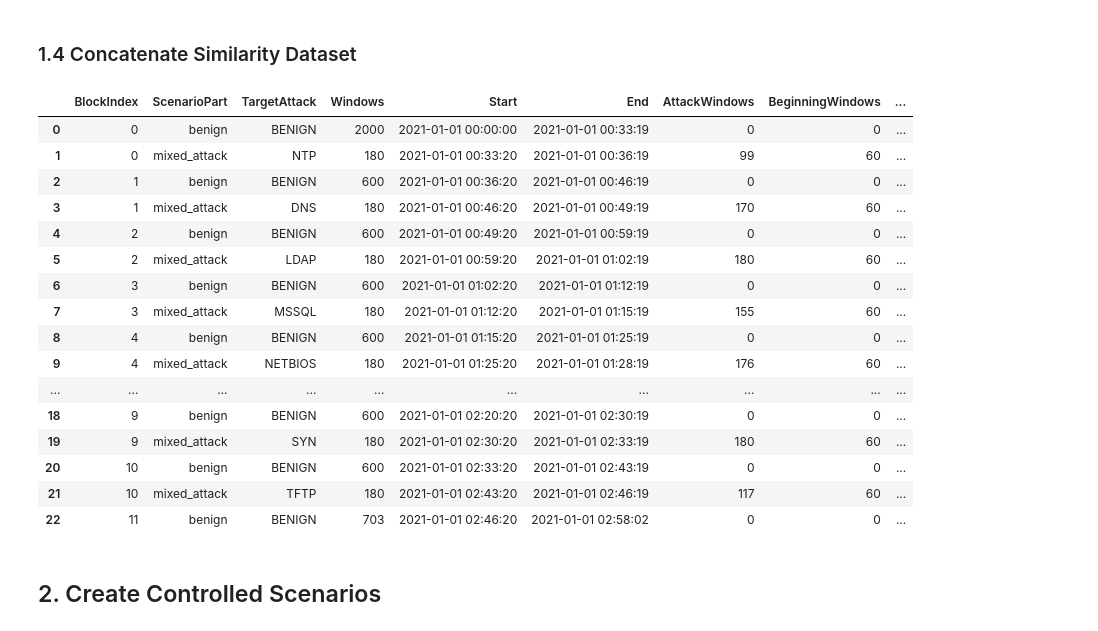
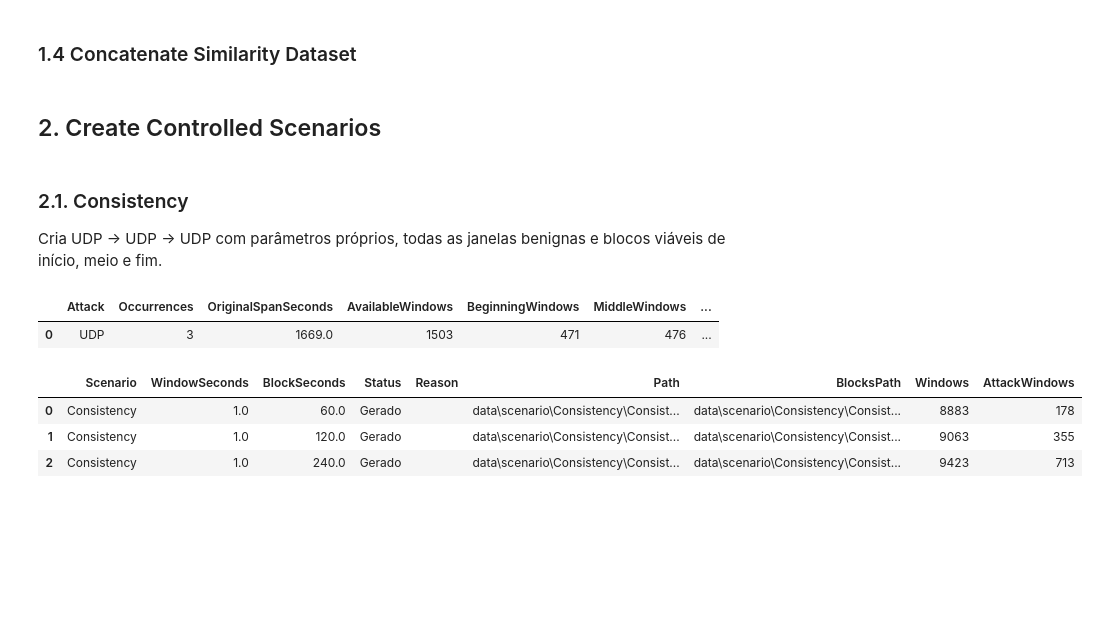
Before and after one commit to iRocktys/anomaly-detection-data-stream, a Jupyter notebook: Scenarios.ipynb, the cells around one changed output. Saved outputs shown, nothing was run; the diff lists cells and outputs as text; code cells hidden in the pictures; blank space fills up the shorter version.

```diff
--- a/Scenarios.ipynb
+++ b/Scenarios.ipynb
@@ -82,7 +82,7 @@ display(attackDatasets["summary"])
 # %% [markdown]
 ### 1.4 Concatenate Similarity Dataset
 # %%
-similarityOutputPath = Path("data/similarity/similarity_1s.csv")
+similarityOutputDirectory = Path("data/similarity")
 similarityBenignPath = Path("data/benign/benign_1s.csv")
 similarityAttacksDirectory = Path("data/attacks/1s")
 similaritySequence = ["NTP", "DNS", "LDAP", "MSSQL", "NETBIOS", "SNMP", "SSDP", "UDP", "UDP-LAG", "SYN", "TFTP"]
@@ -99,7 +99,7 @@ similarityDataset = WindowScenarioBuilder(
     windowSeconds=1.0,
 ).build(
     sequence=similaritySequence,
-    outputPath=similarityOutputPath,
+    outputPath=similarityOutputDirectory / f"similarity_1s_{similarityBlockSeconds:g}s.csv",
     blockSeconds=similarityBlockSeconds,
     initialBenignSeconds=similarityInitialBenignSeconds,
     betweenBenignSeconds=similarityBetweenBenignSeconds,
@@ -110,23 +110,5 @@ similarityDataset = WindowScenarioBuilder(
 )
 
 display(similarityDataset["summary"])
-# %% [output]
-|  | BlockIndex | ScenarioPart | TargetAttack | Windows | Start | End | AttackWindows | BeginningWindows | ... |
-| 0 | 0 | benign | BENIGN | 2000 | 2021-01-01 00:00:00 | 2021-01-01 00:33:19 | 0 | 0 | ... |
-| 1 | 0 | mixed_attack | NTP | 180 | 2021-01-01 00:33:20 | 2021-01-01 00:36:19 | 99 | 60 | ... |
-| 2 | 1 | benign | BENIGN | 600 | 2021-01-01 00:36:20 | 2021-01-01 00:46:19 | 0 | 0 | ... |
-| 3 | 1 | mixed_attack | DNS | 180 | 2021-01-01 00:46:20 | 2021-01-01 00:49:19 | 170 | 60 | ... |
-| 4 | 2 | benign | BENIGN | 600 | 2021-01-01 00:49:20 | 2021-01-01 00:59:19 | 0 | 0 | ... |
-| 5 | 2 | mixed_attack | LDAP | 180 | 2021-01-01 00:59:20 | 2021-01-01 01:02:19 | 180 | 60 | ... |
-| 6 | 3 | benign | BENIGN | 600 | 2021-01-01 01:02:20 | 2021-01-01 01:12:19 | 0 | 0 | ... |
-| 7 | 3 | mixed_attack | MSSQL | 180 | 2021-01-01 01:12:20 | 2021-01-01 01:15:19 | 155 | 60 | ... |
-| 8 | 4 | benign | BENIGN | 600 | 2021-01-01 01:15:20 | 2021-01-01 01:25:19 | 0 | 0 | ... |
-| 9 | 4 | mixed_attack | NETBIOS | 180 | 2021-01-01 01:25:20 | 2021-01-01 01:28:19 | 176 | 60 | ... |
-| ... | ... | ... | ... | ... | ... | ... | ... | ... | ... |
-| 18 | 9 | benign | BENIGN | 600 | 2021-01-01 02:20:20 | 2021-01-01 02:30:19 | 0 | 0 | ... |
-| 19 | 9 | mixed_attack | SYN | 180 | 2021-01-01 02:30:20 | 2021-01-01 02:33:19 | 180 | 60 | ... |
-| 20 | 10 | benign | BENIGN | 600 | 2021-01-01 02:33:20 | 2021-01-01 02:43:19 | 0 | 0 | ... |
-| 21 | 10 | mixed_attack | TFTP | 180 | 2021-01-01 02:43:20 | 2021-01-01 02:46:19 | 117 | 60 | ... |
-| 22 | 11 | benign | BENIGN | 703 | 2021-01-01 02:46:20 | 2021-01-01 02:58:02 | 0 | 0 | ... |
 # %% [markdown]
 ## 2. Create Controlled Scenarios
@@ -172,0 +115,40 @@ display(pd.DataFrame(scenarioResults))
+# %%
+from pathlib import Path
+from IPython.display import display
+from src.Scenario import WindowScenarioBuilder
+
+BenignPath = Path("data/benign/benign_1s.csv")
+AttacksDirectory = Path("data/attacks/1s")
+OutputDirectory = Path("data/scenario")
+
+BlockSeconds = [60, 120, 240]
+InitialBenignSamples = 3600
+BetweenBenignSamples = 1200
+# %% [markdown]
+### 2.1. Consistency
+
+Cria UDP → UDP → UDP com parâmetros próprios, todas as janelas benignas e blocos viáveis de início, meio e fim.
+# %%
+consistencySequence = ['UDP', 'UDP', 'UDP']
+consistencySamplingSeed = 42
+
+consistencyResult = WindowScenarioBuilder(
+    benignPath=BenignPath,
+    attacksDirectory=AttacksDirectory,
+    windowSeconds=1.0,
+).buildVariants(
+    scenarioName="Consistency", sequence=consistencySequence,
+    outputDirectory=OutputDirectory, blockSeconds=BlockSeconds,
+    initialBenignSeconds=InitialBenignSamples,
+    betweenBenignSeconds=BetweenBenignSamples,
+    randomSeed=consistencySamplingSeed,
+)
+display(consistencyResult["availability"])
+display(consistencyResult["results"])
+# %% [output]
+|  | Attack | Occurrences | OriginalSpanSeconds | AvailableWindows | BeginningWindows | MiddleWindows | ... |
+| 0 | UDP | 3 | 1669.0 | 1503 | 471 | 476 | ... |
+|  | Scenario | WindowSeconds | BlockSeconds | Status | Reason | Path | BlocksPath | Windows | AttackWindows |
+| 0 | Consistency | 1.0 | 60.0 | Gerado |  | data\scenario\Consistency\Consist... | data\scenario\Consistency\Consist... | 8883 | 178 |
+| 1 | Consistency | 1.0 | 120.0 | Gerado |  | data\scenario\Consistency\Consist... | data\scenario\Consistency\Consist... | 9063 | 355 |
+| 2 | Consistency | 1.0 | 240.0 | Gerado |  | data\scenario\Consistency\Consist... | data\scenario\Consistency\Consist... | 9423 | 713 |
```
Also changed, not shown: parts of 9 cells of this notebook, 16 other files.
